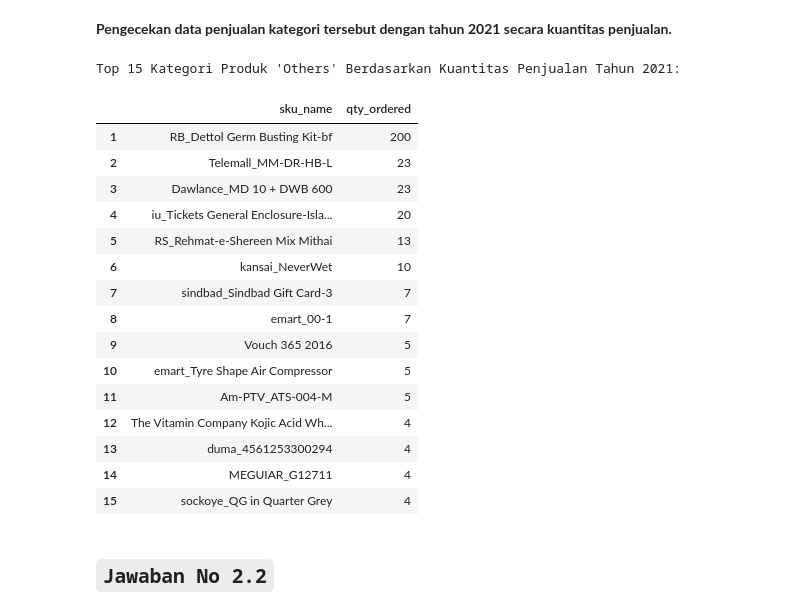
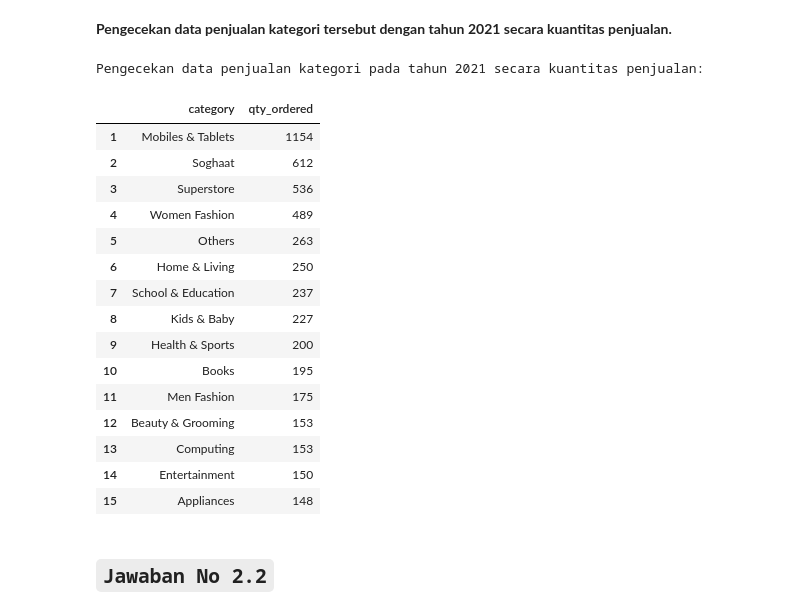
Before and after one commit to SefticoFIB/myskill, a Jupyter notebook: Python_Exercise.ipynb, the cells around one changed output. Saved outputs shown, nothing was run; the diff lists cells and outputs as text; code cells hidden in the pictures.

```diff
--- a/Python_Exercise.ipynb
+++ b/Python_Exercise.ipynb
@@ -299,40 +299,48 @@ Regards
 # %% [markdown]
 **Pengecekan data penjualan kategori tersebut dengan tahun 2021 secara kuantitas penjualan.**
 # %%
+# Memfilter data dengan is_valid = 1
+df_valid = df[df['is_valid'] == 1]
+
 # Memfilter data untuk tahun 2021 dan kategori 'Others'
-df_2021_others = df[(df['is_valid'] == 1) & (df['order_date'].dt.year == 2021) & (df['category'] == 'Others')]
+df_2021 = df_valid[df_valid['order_date'].dt.year == 2021]
+df_2022 = df_valid[df_valid['order_date'].dt.year == 2022]
 
-df_2021_sales = df_2021_others.groupby('sku_name').agg({
+df_2021_sales = df_2021.groupby('category').agg({
+    'qty_ordered': 'sum',
+}).reset_index().sort_values(by='qty_ordered', ascending=False)
+
+df_2021_sales = df_2022.groupby('category').agg({
     'qty_ordered': 'sum',
 }).reset_index().sort_values(by='qty_ordered', ascending=False)
 
 # Menampilkan data ke-15 kategori dengan kuantitas penjualan tertinggi pada tahun 2021
 
 top_15_categories_2021 = df_2021_sales.head(15)
 top_15_categories_2021.reset_index(drop=True, inplace=True)
 top_15_categories_2021.index += 1
 
 # Menampilkan hasil
-print("Top 15 Kategori Produk 'Others' Berdasarkan Kuantitas Penjualan Tahun 2021:")
+print("Pengecekan data penjualan kategori pada tahun 2021 secara kuantitas penjualan: ")
 top_15_categories_2021
 # %% [output]
-Top 15 Kategori Produk 'Others' Berdasarkan Kuantitas Penjualan Tahun 2021:
+Pengecekan data penjualan kategori pada tahun 2021 secara kuantitas penjualan:
-|  | sku_name | qty_ordered |
-| 1 | RB_Dettol Germ Busting Kit-bf | 200 |
-| 2 | Telemall_MM-DR-HB-L | 23 |
-| 3 | Dawlance_MD 10 + DWB 600 | 23 |
-| 4 | iu_Tickets General Enclosure-Isla... | 20 |
-| 5 | RS_Rehmat-e-Shereen Mix Mithai | 13 |
-| 6 | kansai_NeverWet | 10 |
-| 7 | sindbad_Sindbad Gift Card-3 | 7 |
-| 8 | emart_00-1 | 7 |
-| 9 | Vouch 365 2016 | 5 |
-| 10 | emart_Tyre Shape Air Compressor | 5 |
-| 11 | Am-PTV_ATS-004-M | 5 |
-| 12 | The Vitamin Company Kojic Acid Wh... | 4 |
-| 13 | duma_4561253300294 | 4 |
-| 14 | MEGUIAR_G12711 | 4 |
-| 15 | sockoye_QG in Quarter Grey | 4 |
+|  | category | qty_ordered |
+| 1 | Mobiles & Tablets | 1154 |
+| 2 | Soghaat | 612 |
+| 3 | Superstore | 536 |
+| 4 | Women Fashion | 489 |
+| 5 | Others | 263 |
+| 6 | Home & Living | 250 |
+| 7 | School & Education | 237 |
+| 8 | Kids & Baby | 227 |
+| 9 | Health & Sports | 200 |
+| 10 | Books | 195 |
+| 11 | Men Fashion | 175 |
+| 12 | Beauty & Grooming | 153 |
+| 13 | Computing | 153 |
+| 14 | Entertainment | 150 |
+| 15 | Appliances | 148 |
 # %% [markdown]
 ## `Jawaban No 2.2`
 # %% [markdown]
```
Also changed, not shown: parts of 7 cells of this notebook.
